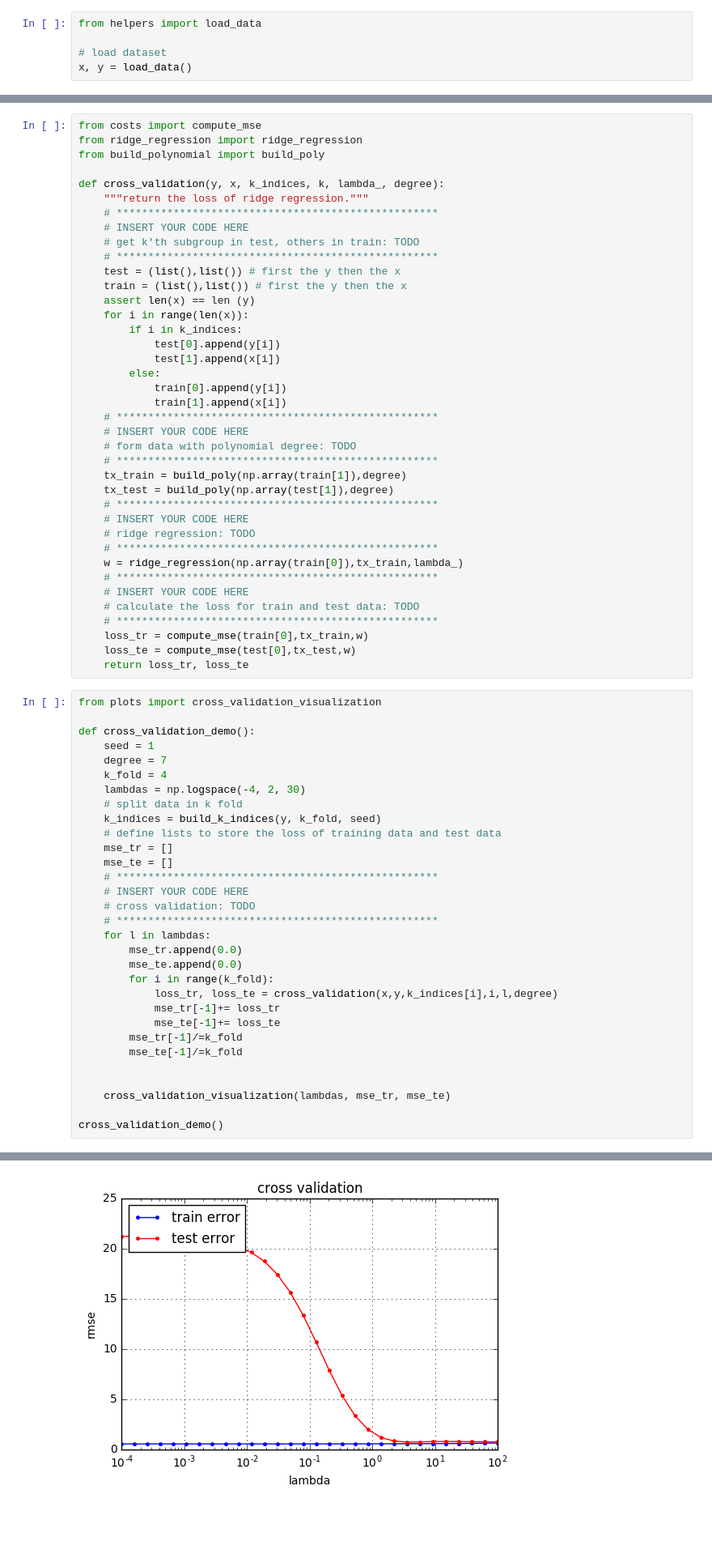
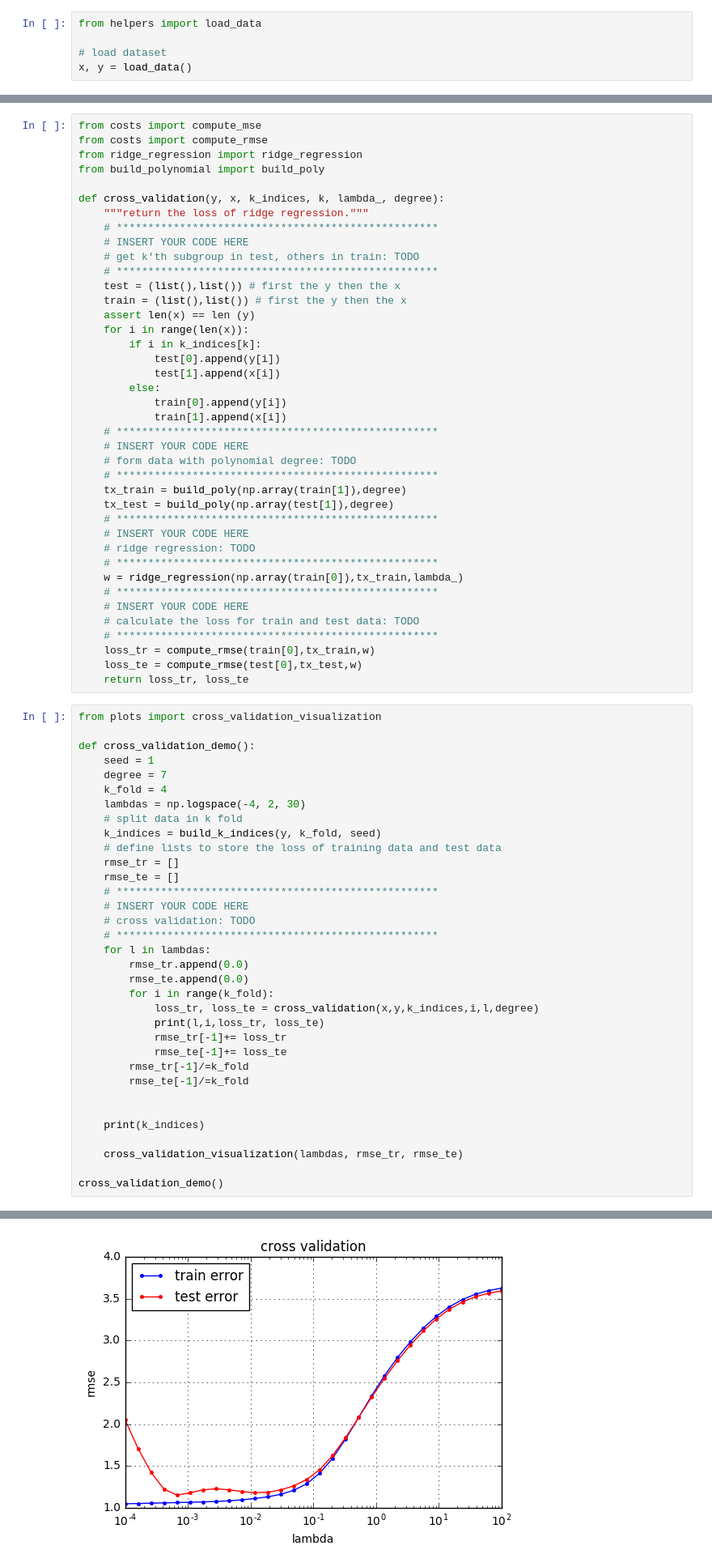
Before and after one commit to robines-wins/ML_course, a Jupyter notebook: labs/ex04/template/ex04.ipynb, the cells around one changed output, grey strips where cells are left out. Shown: that part at 81% size. Drawn from its saved outputs; the diff is of its cells as text; blank space fills up the shorter version.

```diff
--- a/labs/ex04/template/ex04.ipynb
+++ b/labs/ex04/template/ex04.ipynb
@@ -29,6 +29,7 @@ def build_k_indices(y, k_fold, seed):
     return np.array(k_indices)
 # %%
 from costs import compute_mse
+from costs import compute_rmse
 from ridge_regression import ridge_regression
 from build_polynomial import build_poly
 
@@ -42,7 +43,7 @@ def cross_validation(y, x, k_indices, k, lambda_, degree):
     train = (list(),list()) # first the y then the x
     assert len(x) == len (y)
     for i in range(len(x)):
-        if i in k_indices:
+        if i in k_indices[k]:
             test[0].append(y[i])
             test[1].append(x[i])
         else:
@@ -63,8 +64,8 @@ def cross_validation(y, x, k_indices, k, lambda_, degree):
     # INSERT YOUR CODE HERE
     # calculate the loss for train and test data: TODO
     # ***************************************************
-    loss_tr = compute_mse(train[0],tx_train,w)
-    loss_te = compute_mse(test[0],tx_test,w)
+    loss_tr = compute_rmse(train[0],tx_train,w)
+    loss_te = compute_rmse(test[0],tx_test,w)
     return loss_tr, loss_te
 # %%
 from plots import cross_validation_visualization
@@ -77,24 +78,27 @@ def cross_validation_demo():
     # split data in k fold
     k_indices = build_k_indices(y, k_fold, seed)
     # define lists to store the loss of training data and test data
-    mse_tr = []
-    mse_te = []
+    rmse_tr = []
+    rmse_te = []
     # ***************************************************
     # INSERT YOUR CODE HERE
     # cross validation: TODO
     # ***************************************************
     for l in lambdas:
-        mse_tr.append(0.0)
-        mse_te.append(0.0)
+        rmse_tr.append(0.0)
+        rmse_te.append(0.0)
         for i in range(k_fold):
-            loss_tr, loss_te = cross_validation(x,y,k_indices[i],i,l,degree)
-            mse_tr[-1]+= loss_tr
-            mse_te[-1]+= loss_te
-        mse_tr[-1]/=k_fold
-        mse_te[-1]/=k_fold
+            loss_tr, loss_te = cross_validation(x,y,k_indices,i,l,degree)
+            print(l,i,loss_tr, loss_te)
+            rmse_tr[-1]+= loss_tr
+            rmse_te[-1]+= loss_te
+        rmse_tr[-1]/=k_fold
+        rmse_te[-1]/=k_fold
 
 
-    cross_validation_visualization(lambdas, mse_tr, mse_te)
+    print(k_indices)
+
+    cross_validation_visualization(lambdas, rmse_tr, rmse_te)
 
 cross_validation_demo()
 # %% [output]
@@ -101 +122 @@ cross_validation_demo()
-[figure, old version]
+[figure, new version]
```
Also changed, not shown: parts of 3 cells of this notebook, 7 other files.
